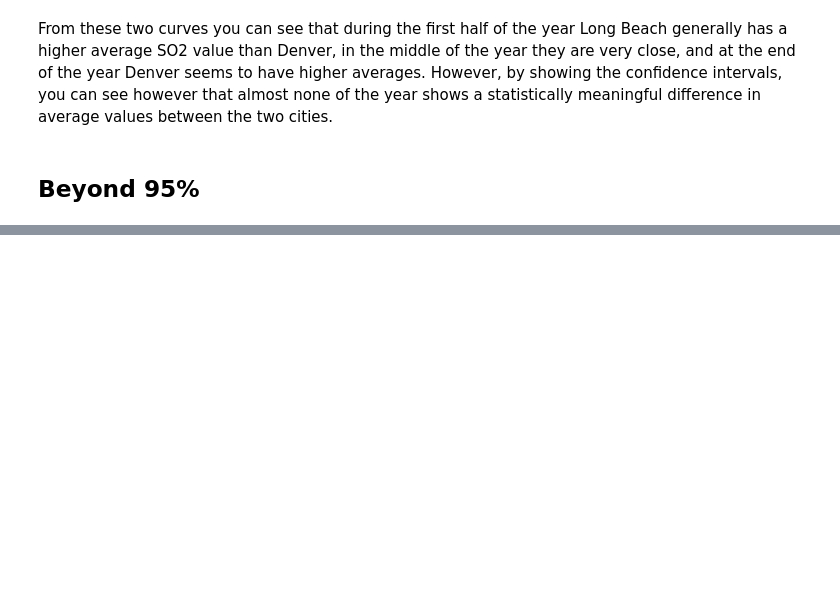
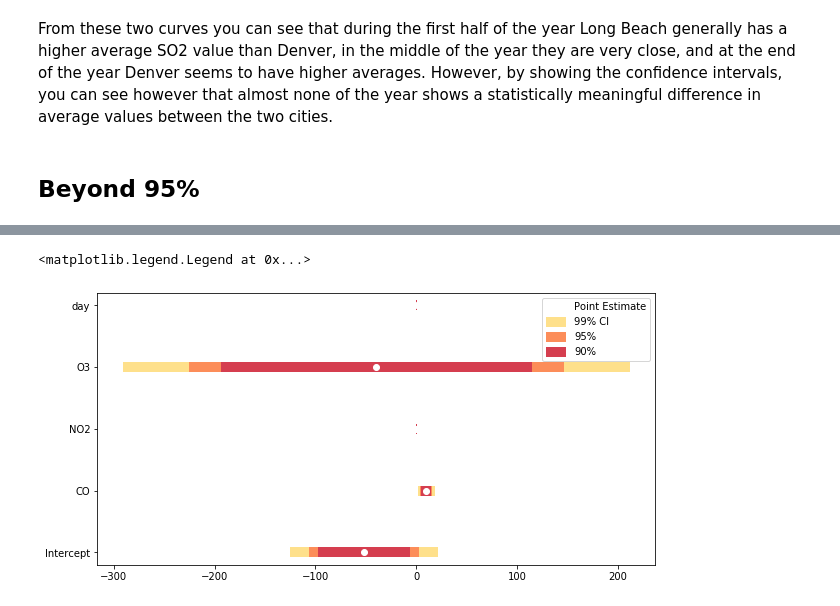
Before and after one commit to goodboychan/datacamp_repo, a Jupyter notebook: Improving.Your Data.Visualizations.in.Python/Showing-uncertainty.ipynb, the cells around one changed output, grey strips where cells are left out. Cells and saved outputs as stored; diff of their text form; code cells hidden in the pictures; blank space fills up the shorter version.

```diff
--- a/Improving.Your Data.Visualizations.in.Python/Showing-uncertainty.ipynb
+++ b/Improving.Your Data.Visualizations.in.Python/Showing-uncertainty.ipynb
@@ -177,0 +185,27 @@ From these two curves you can see that during the first half of the year Long Be
+# %%
+pollution = pd.read_csv('./dataset/pollution_wide.csv')
+pollution = pollution.query("city == 'Fairbanks' & year == 2014 & month == 11")
+# %%
+pollution_model = ols(formula='SO2 ~ CO + NO2 + O3 + day', data=pollution)
+res = pollution_model.fit()
+# %%
+# Add interval percent widths
+alphas = [     0.01,  0.05,   0.1]
+widths = [ '99% CI', '95%', '90%']
+colors = ['#fee08b','#fc8d59','#d53e4f']
+
+for alpha, color, width in zip(alphas, colors, widths):
+    # Grab confidence interval
+    conf_ints = res.conf_int(alpha)
+
+    # Pass current interval color and legend label to plot
+    plt.hlines(y = conf_ints.index, xmin = conf_ints[0], xmax = conf_ints[1],
+               colors = color, label = width, linewidth = 10)
+
+# Draw point estimates
+plt.plot(res.params, res.params.index, 'wo', label = 'Point Estimate')
+
+plt.legend(loc = 'upper right')
+# %% [output]
+<matplotlib.legend.Legend at 0x...>
+[figure, added]
```
Also changed, not shown: parts of 23 cells of this notebook, 4 other files.
